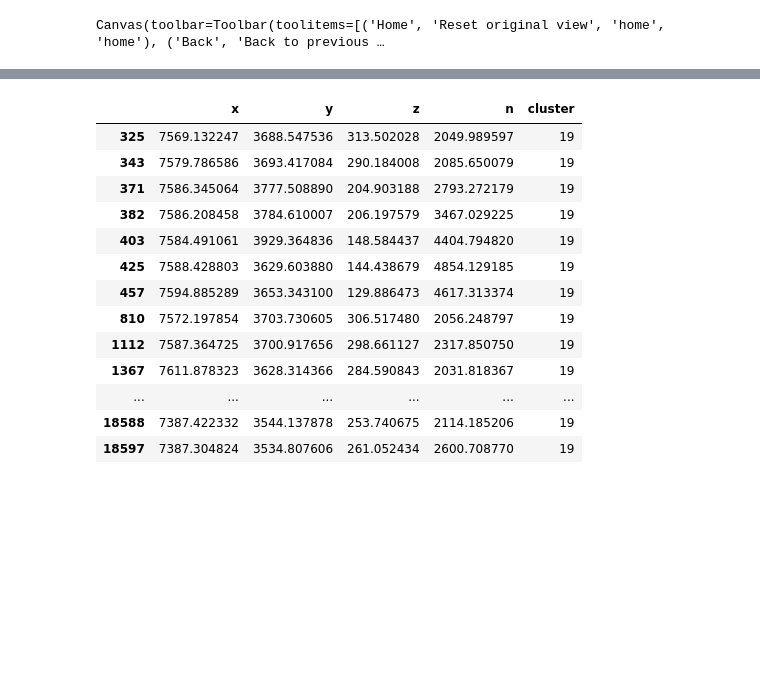
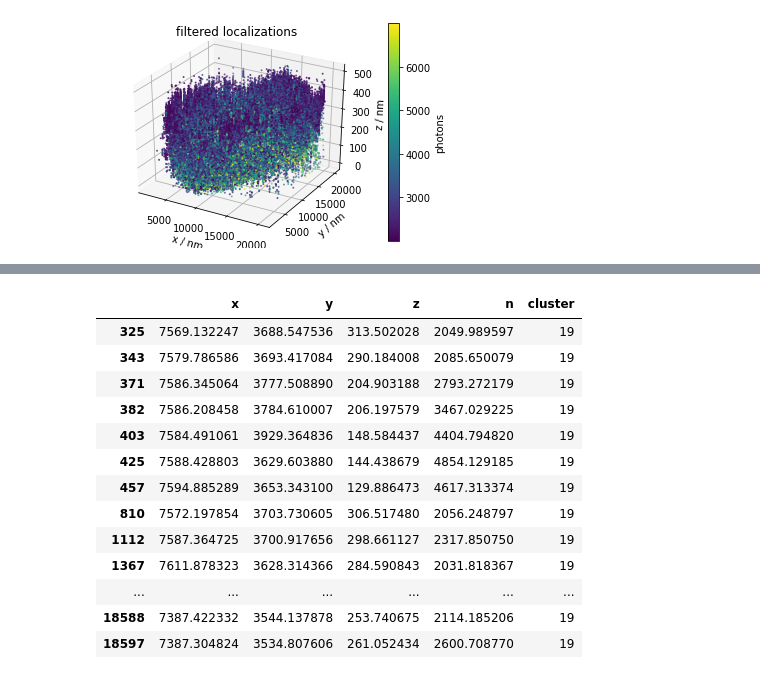
Before and after one commit to imrahilias/biophysics, a Jupyter notebook: npc_clustering.ipynb, the cells around one changed output, grey strips where cells are left out. Cells and saved outputs as stored; diff of their text form; code cells hidden in the pictures; blank space fills up the shorter version.

```diff
--- a/npc_clustering.ipynb
+++ b/npc_clustering.ipynb
@@ -127,20 +112,29 @@ Canvas(toolbar=Toolbar(toolitems=[('Home', 'Reset original view', 'home', 'home'
 # %%
 #@markdown ## filter
-#@markdown - **2k < photons < 7k**
-#@markdown - **0 < z < 499**
-#@markdown - **fit < 6M**
+#@markdown > set `min_photons` and `max_photons` accordingly (default 2000 < photons < 7000).\
+#@markdown > set `min_z` and `max_z` accordingly (default 0 < z < 499).\
+#@markdown > set `min_fit` accordingly (default 6e6).
+min_photons = 2000 #@param {type:"slider", min:0, max:40000, step:1000}
+max_photons = 7000 #@param {type:"slider", min:0, max:40000, step:1000}
+min_z = 0 #@param {type:"slider", min:0, max:500, step:1}
+max_z = 499 #@param {type:"slider", min:0, max:500, step:1}
+min_fit = 6e6 #@param {type:"slider", min:0, max:1e7, step:1000}
 
-fdata = data[ (data['n']>2000) & (data['n']<7000) & (data['z']>0) & (data['z']<499) & (data['fit']<6e6) ]
+fdata = data[ ( data['n'] > min_photons ) &
+             ( data['n'] < max_photons ) &
+             ( data['z'] > min_z ) &
+             ( data['z'] < max_z ) &
+             ( data['fit'] < min_fit ) ]
 
 fig = plt.figure()
 ax = fig.add_subplot( projection = '3d' )
 ff = ax.scatter( fdata['x'], fdata['y'], fdata['z'], s=1 ,c=fdata['n'] )
 ax.set_xlabel('x / nm')
 ax.set_ylabel('y / nm')
 ax.set_zlabel('z / nm')
 plt.title('filtered localizations' )
-cbar = plt.colorbar( ff, label = 'Photons' )
+cbar = plt.colorbar( ff, label = 'photons' )
 # %% [output]
-Canvas(toolbar=Toolbar(toolitems=[('Home', 'Reset original view', 'home', 'home'), ('Back', 'Back to previous …
+[figure, added]
 # %%
 #@markdown ## track all in x,y
```
Also changed, not shown: parts of 16 cells of this notebook, 1 other file.
